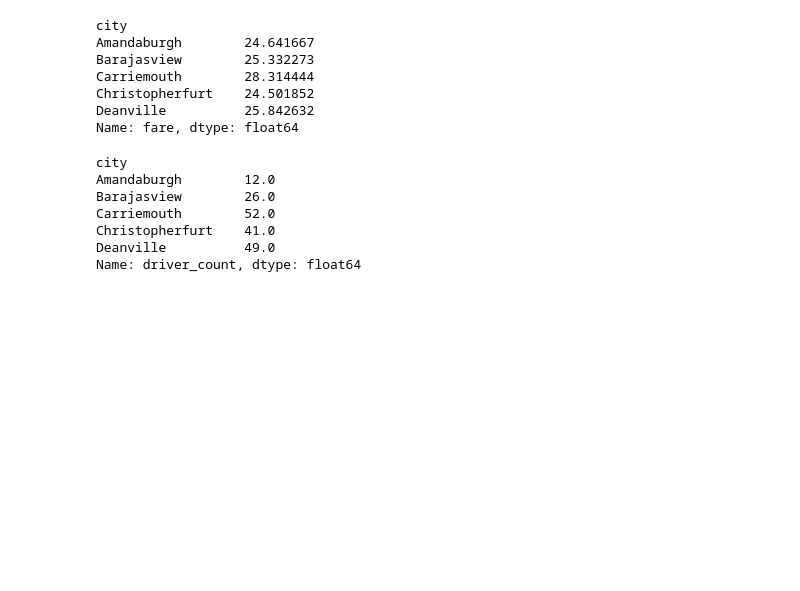
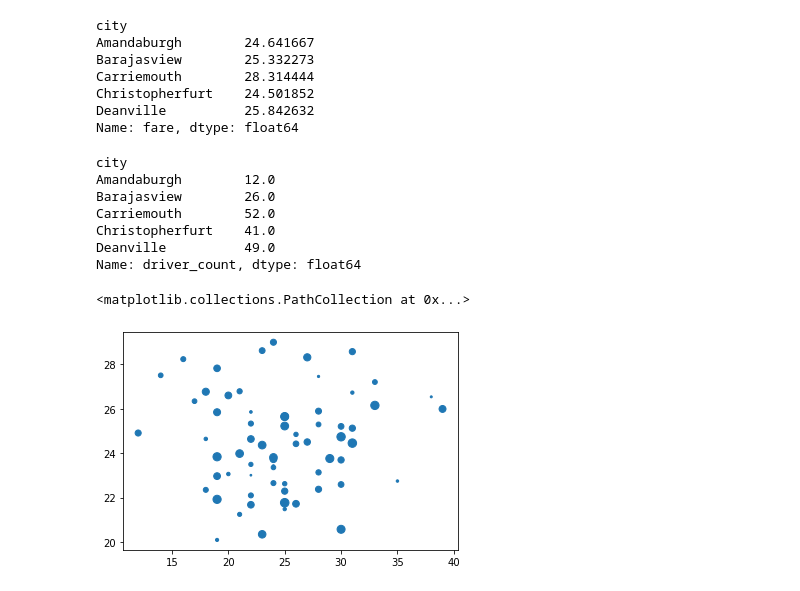
Before and after one commit to ChristopheGarcia1/PyBer_Analysis, a Jupyter notebook: PyBer.ipynb, the cells around one changed output. Drawn from its saved outputs; the diff is of its cells as text; code cells hidden in the pictures; blank space fills up the shorter version.

```diff
--- a/PyBer.ipynb
+++ b/PyBer.ipynb
@@ -167,3 +167,9 @@ Name: driver_count, dtype: float64
 # Get the average number of drivers for each city for the suburban and rural cities.
 suburban_driver_count = suburban_cities_df.groupby(["city"]).mean()["driver_count"]
 rural_driver_count = rural_cities_df.groupby(["city"]).mean()["driver_count"]
+# %%
+# Build the scatter plots for the urban city with a size increase
+plt.scatter(urban_ride_count, urban_avg_fare, s = urban_driver_count)
+# %% [output]
+<matplotlib.collections.PathCollection at 0x...>
+[figure, added]
```
Also changed, not shown: parts of 5 cells of this notebook.
